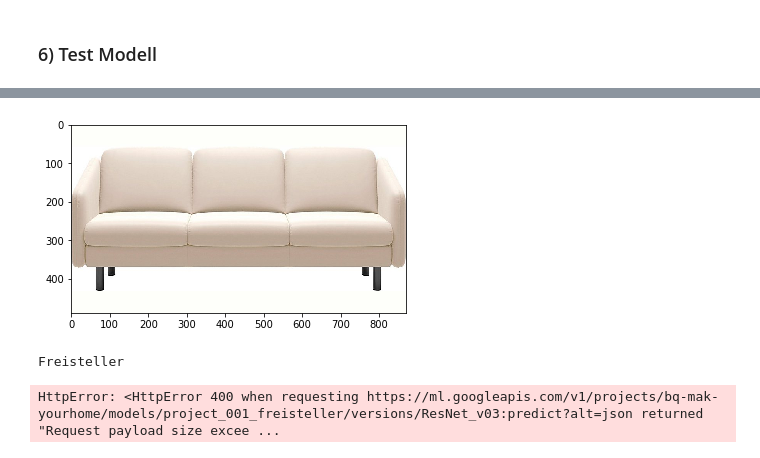
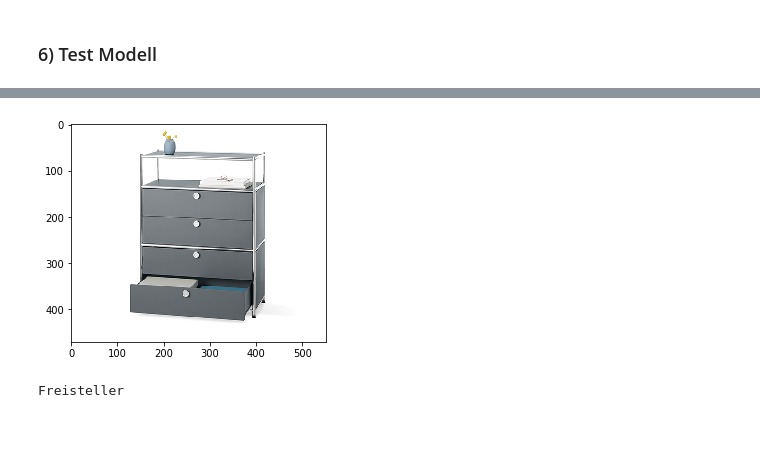
Before and after one commit to lukaskrabbe/Train-TPU-on-GC-AI, a Jupyter notebook: main.ipynb, the cells around one changed output, grey strips where cells are left out. Cells and saved outputs as stored; diff of their text form; code cells hidden in the pictures; blank space fills up the shorter version.

Commit message:
update main

```diff
--- a/main.ipynb
+++ b/main.ipynb
@@ -19,7 +19,7 @@ GC_PROJECT ='bq-mak-yourhome'             # REPLACE WITH YOUR GOOGLE PROJECT ID
 BUCKET = 'product-classification'         # REPLACE WITH YOUR BUCKET NAME
 REGION = 'us-central1'                    # REPLACE WITH YOUR BUCKET REGION e.g. us-central1
 PROJECT = 'project_001_freisteller'       # REPLACE WITH YOUR <YOUR_PROJECT_NAME>
-MODEL_VERSION = 'ResNet_v03'              # REPLACE WITH A MODEL NAME eg. ResNet_v01
+MODEL_VERSION = 'ResNet_v04'              # REPLACE WITH A MODEL NAME eg. ResNet_v01
 
 
 # do not change these
@@ -274,19 +279,0 @@ Deploy the model:
-# %%
-%%bash
-MODEL_NAME=${PROJECT}
-TOPDIR=gs://${BUCKET}/${PROJECT}/resnet
-OUTDIR=${TOPDIR}/trained
-JOBNAME=${PROJECT}_$(date -u +%y%m%d_%H%M%S)
-
-
-MODEL_VERSION=${MODEL_VERSION}
-MODEL_LOCATION=$(gsutil ls gs://${BUCKET}/${PROJECT}/resnet/trained/export/ | tail -1)
-echo "Deleting/deploying $MODEL_NAME $MODEL_VERSION from $MODEL_LOCATION ... this will take a few minutes"
-
-# comment/uncomment the appropriate line to run. The first time around, you will need only the two create calls
-# But during development, you might need to replace a version by deleting the version and creating it again
-
-#gcloud ml-engine versions delete --quiet ${MODEL_VERSION} --model ${MODEL_NAME}
-#gcloud ml-engine models delete ${MODEL_NAME}
-#gcloud ml-engine models create ${MODEL_NAME} --regions $REGION
-gcloud ml-engine versions create ${MODEL_VERSION} --model ${MODEL_NAME} --origin ${MODEL_LOCATION} --runtime-version=$TFVERSION
@@ -373,6 +371,8 @@ def plot_and_predict_from_Local(path):
         print(response['predictions'][0]['probabilities'].index(max(response['predictions'][0]['probabilities'])))
 
 def plot_and_predict_from_URL(url):
+    with open('/home/jupyter/' + PROJECT + '/local_test/labels.txt', 'r') as f:
+        lines = f.read().splitlines()
 
     response = requests.get(url)
 
@@ -391,5 +391,5 @@ def plot_and_predict_from_URL(url):
     image = io.imread(url)
     plt.imshow(image)
     plt.show()
-    print(response)
+    #print(response)
     print(lines[response['predictions'][0]['probabilities'].index(max(response['predictions'][0]['probabilities']))])
@@ -448,14 +412,10 @@ Freisteller
-# %%
-import wget
-url = 'https://i.cnouch.de/i/otto/26923856.jpg?$ads_product_new$'
-
-path = wget.download(url, ('/home/jupyter/' + PROJECT + '/local_test/pictures/'))
-
-plot_and_predict_from_Local(path)
-# %% [output]
-[figure, removed]
-Freisteller
 # %%
-plot_and_predict_from_URL('https://i.cnouch.de/i/otto/28333726/Jockenhoefer-Gruppe-Schlafsofa-inkl-Bettkasten-28333726.jpg?maxW=998&maxH=562')
+url_tchibo_0 = 'https://www.tchibo.de/newmedia/art_img/MAIN-CENSHARE/82e052bdd86c785b/metall-schubladenturm.jpg'
+url_tchibo_1 = 'https://www.tchibo.de/newmedia/art_img/MAIN-CENSHARE/aaec39febb0dc1c7/max-winzer-federkern-eckschlafsofa-mit-stauraumbank.jpg'
+url_cnouch = 'https://i.cnouch.de/i/otto/28333726/Jockenhoefer-Gruppe-Schlafsofa-inkl-Bettkasten-28333726.jpg?maxW=998&maxH=562'
+
+
+plot_and_predict_from_URL(url_tchibo_0)
 # %% [output]
+[figure, added]
-HttpError: <HttpError 400 when requesting https://ml.googleapis.com/v1/projects/bq-mak-yourhome/models/project_001_freisteller/versions/ResNet_v03:predict?alt=json returned "Request payload size excee ...
+Freisteller
```
Also changed, not shown: parts of 20 cells of this notebook.
